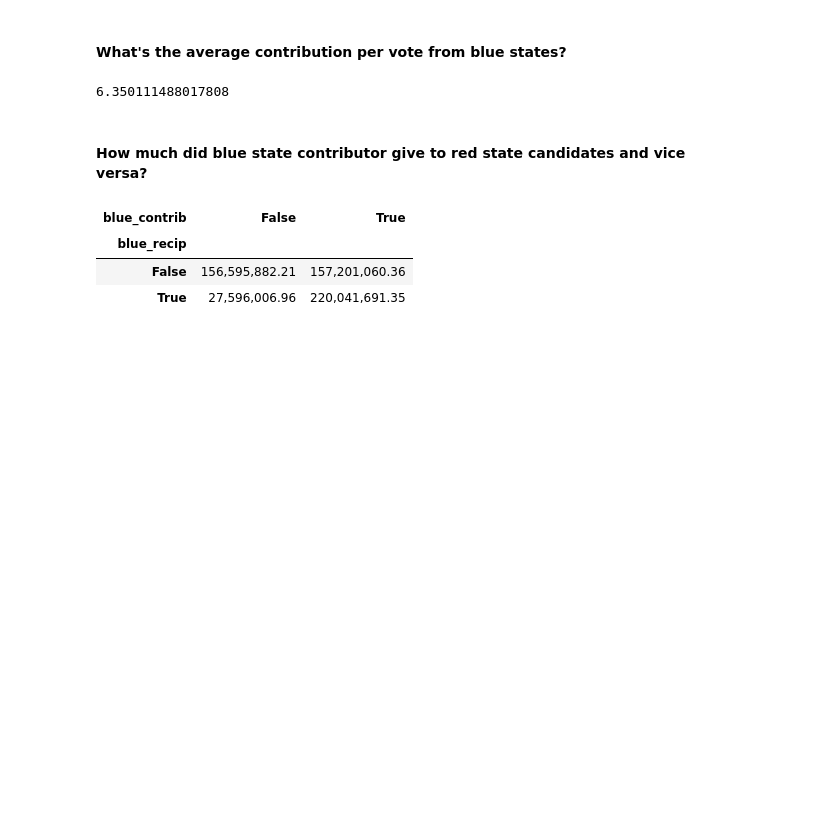
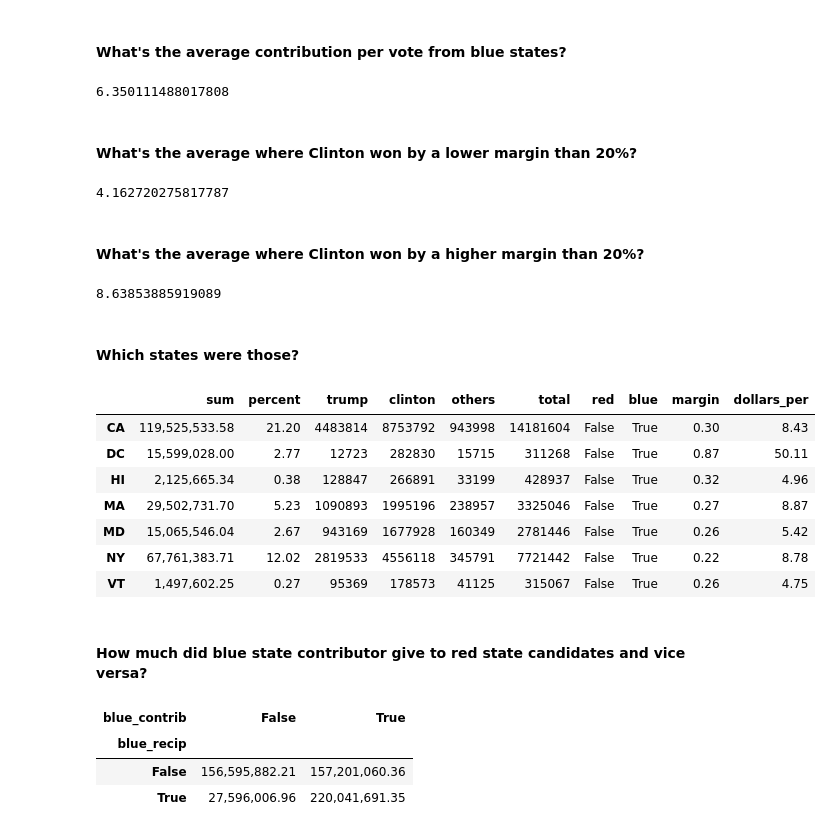
Before and after one commit to PublicI/actblue-analysis, a Jupyter notebook: analysis.ipynb, the cells around one changed output. Saved outputs shown, nothing was run; the diff lists cells and outputs as text; code cells hidden in the pictures; blank space fills up the shorter version.

```diff
--- a/analysis.ipynb
+++ b/analysis.ipynb
@@ -1270,6 +1290,31 @@ votes_vs_contribs[votes_vs_contribs['red']]['sum'].sum()/votes_vs_contribs[votes
 votes_vs_contribs[votes_vs_contribs['blue']]['sum'].sum()/votes_vs_contribs[votes_vs_contribs['blue']]['total'].sum()
 # %% [output]
 6.350111488017808
+# %% [markdown]
+#### What's the average where Clinton won by a lower margin than 20%?
+# %%
+votes_vs_contribs[(votes_vs_contribs['margin'] >= 0) & (votes_vs_contribs['margin'] < 0.2)]['sum'].sum()/votes_vs_contribs[(votes_vs_contribs['margin'] >= 0) & (votes_vs_contribs['margin'] < 0.2)]['total'].sum()
+# %% [output]
+4.162720275817787
+# %% [markdown]
+#### What's the average where Clinton won by a higher margin than 20%?
+# %%
+votes_vs_contribs[(votes_vs_contribs['margin'] >= 0.2)]['sum'].sum()/votes_vs_contribs[(votes_vs_contribs['margin'] >= 0.2)]['total'].sum()
+# %% [output]
+8.63853885919089
+# %% [markdown]
+#### Which states were those?
+# %%
+votes_vs_contribs[(votes_vs_contribs['margin'] >= 0.2)]
+# %% [output]
+|  | sum | percent | trump | clinton | others | total | red | blue | margin | dollars_per |
+| CA | 119,525,533.58 | 21.20 | 4483814 | 8753792 | 943998 | 14181604 | False | True | 0.30 | 8.43 |
+| DC | 15,599,028.00 | 2.77 | 12723 | 282830 | 15715 | 311268 | False | True | 0.87 | 50.11 |
+| HI | 2,125,665.34 | 0.38 | 128847 | 266891 | 33199 | 428937 | False | True | 0.32 | 4.96 |
+| MA | 29,502,731.70 | 5.23 | 1090893 | 1995196 | 238957 | 3325046 | False | True | 0.27 | 8.87 |
+| MD | 15,065,546.04 | 2.67 | 943169 | 1677928 | 160349 | 2781446 | False | True | 0.26 | 5.42 |
+| NY | 67,761,383.71 | 12.02 | 2819533 | 4556118 | 345791 | 7721442 | False | True | 0.22 | 8.78 |
+| VT | 1,497,602.25 | 0.27 | 95369 | 178573 | 41125 | 315067 | False | True | 0.26 | 4.75 |
 # %%
 # votes_vs_contribs[votes_vs_contribs['dollars_per'] > 7.5]
 # %%
```
Also changed, not shown: parts of 1 cell of this notebook, 1 other file.
